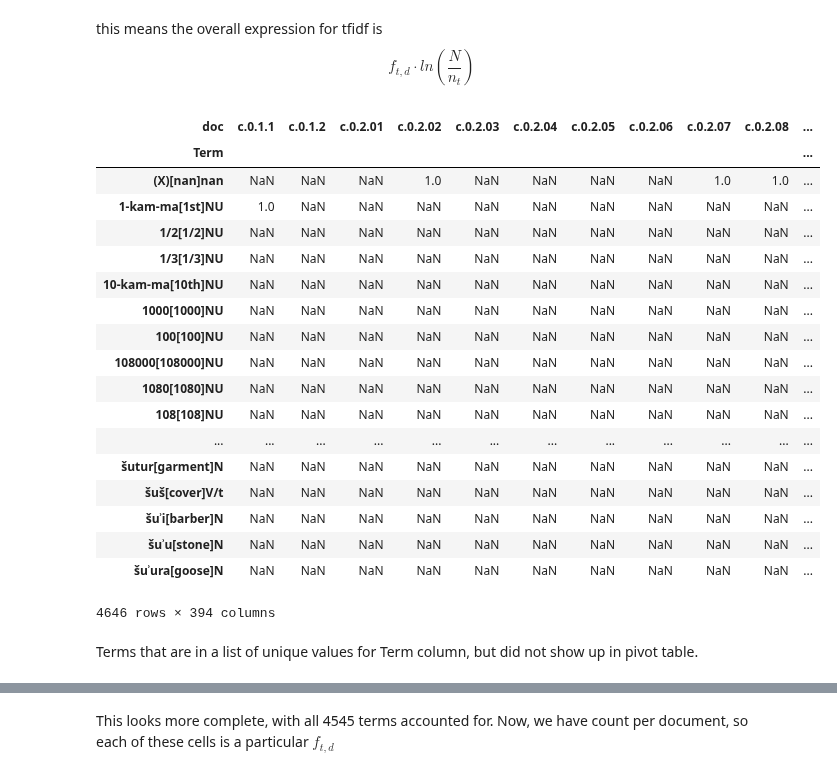
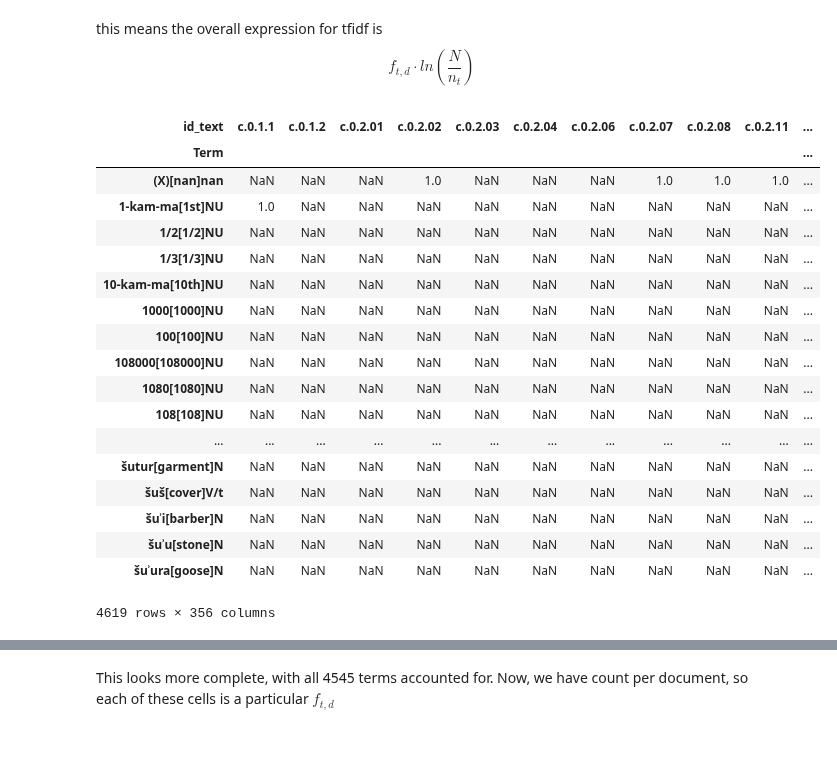
Before and after one commit to ds-modules/CUNEIF-102A, a Jupyter notebook: Erik/erikTFIDF.ipynb, the cells around one changed output, grey strips where cells are left out. Cells and saved outputs as stored; diff of their text form; code cells hidden in the pictures; blank space fills up the shorter version.

Commit message:
added stopwords/docs function

```diff
--- a/Erik/erikTFIDF.ipynb
+++ b/Erik/erikTFIDF.ipynb
@@ -45,2 +40,0 @@ sum(alltex.lang == "sux-x-emesal")
-# %%
-alltex['doc'] = pd.Series([str(i) for i in alltex.id_text])
@@ -95,0 +73,10 @@ pd.Series.unique(alltex.Term).shape
+# %%
+def filter(table, stopwords = [], stopdocs = [], remove= False):
+    if not remove:
+        return table
+    else:
+        return table.loc[np.logical_and(~np.in1d(table.Term, stopwords), ~np.in1d(table.id_text, stopdocs))]
+# %%
+stopwords = np.array(pd.read_csv("../stopwords_top21.txt", header=None)[0])
+stopdocs = np.array(pd.read_csv("../stopdocuments_less50.txt", header = None)[0])
+stopwords,stopdocs
@@ -95,0 +122,3 @@ pd.Series.unique(alltex.Term).shape
+# %%
+alltex = filter(alltex, stopdocs=stopdocs, stopwords=stopwords, remove=True)
+alltex
@@ -113,12 +163,12 @@ $$
 f_{t,d}\cdot ln(\frac{N}{n_t})
 $$
 # %%
-pivotcount = alltex.pivot_table(aggfunc=pd.Series.nunique, columns='doc', index='Term', values= 'form', dropna=False)
+pivotcount = alltex.pivot_table(aggfunc=pd.Series.nunique, columns='id_text', index='Term', values= 'form', dropna=False)
 pivotcount
 # %% [output]
-| doc | c.0.1.1 | c.0.1.2 | c.0.2.01 | c.0.2.02 | c.0.2.03 | c.0.2.04 | c.0.2.05 | c.0.2.06 | c.0.2.07 | c.0.2.08 | ... |
+| id_text | c.0.1.1 | c.0.1.2 | c.0.2.01 | c.0.2.02 | c.0.2.03 | c.0.2.04 | c.0.2.06 | c.0.2.07 | c.0.2.08 | c.0.2.11 | ... |
 | Term |  |  |  |  |  |  |  |  |  |  | ... |
-| (X)[nan]nan | NaN | NaN | NaN | 1.0 | NaN | NaN | NaN | NaN | 1.0 | 1.0 | ... |
+| (X)[nan]nan | NaN | NaN | NaN | 1.0 | NaN | NaN | NaN | 1.0 | 1.0 | 1.0 | ... |
 | 1-kam-ma[1st]NU | 1.0 | NaN | NaN | NaN | NaN | NaN | NaN | NaN | NaN | NaN | ... |
 | 1/2[1/2]NU | NaN | NaN | NaN | NaN | NaN | NaN | NaN | NaN | NaN | NaN | ... |
 | 1/3[1/3]NU | NaN | NaN | NaN | NaN | NaN | NaN | NaN | NaN | NaN | NaN | ... |
@@ -134,6 +184,4 @@ pivotcount
 | šuʾi[barber]N | NaN | NaN | NaN | NaN | NaN | NaN | NaN | NaN | NaN | NaN | ... |
 | šuʾu[stone]N | NaN | NaN | NaN | NaN | NaN | NaN | NaN | NaN | NaN | NaN | ... |
 | šuʾura[goose]N | NaN | NaN | NaN | NaN | NaN | NaN | NaN | NaN | NaN | NaN | ... |
-4646 rows × 394 columns
+4619 rows × 356 columns
-# %% [markdown]
-Terms that are in a list of unique values for Term column, but did not show up in pivot table.
```
Also changed, not shown: parts of 16 cells of this notebook.
